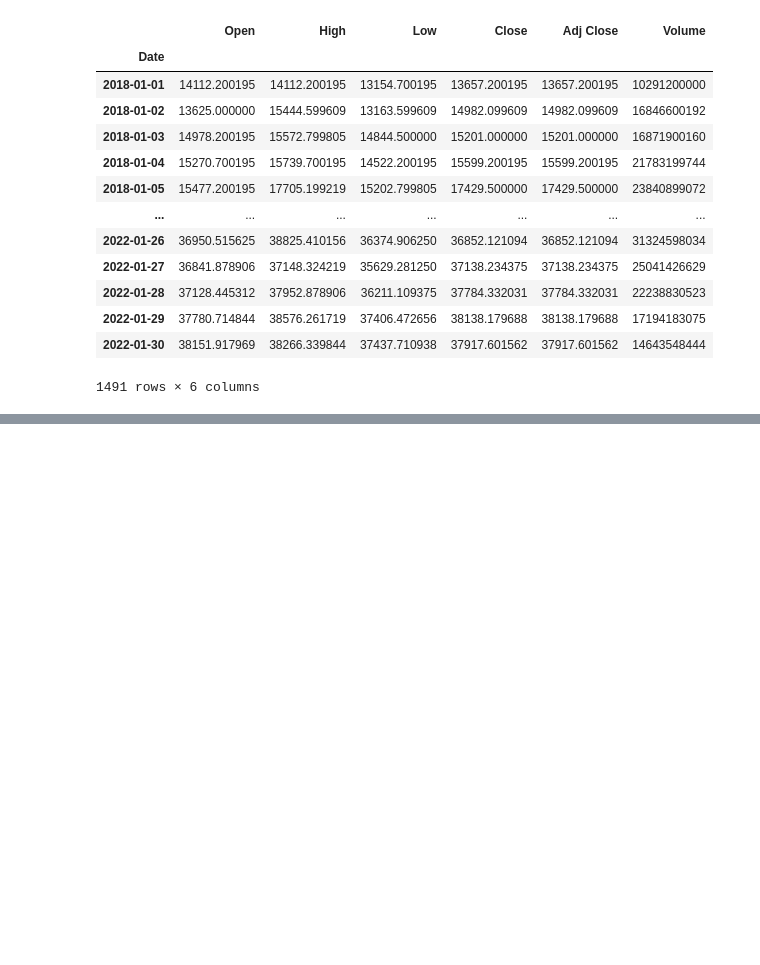
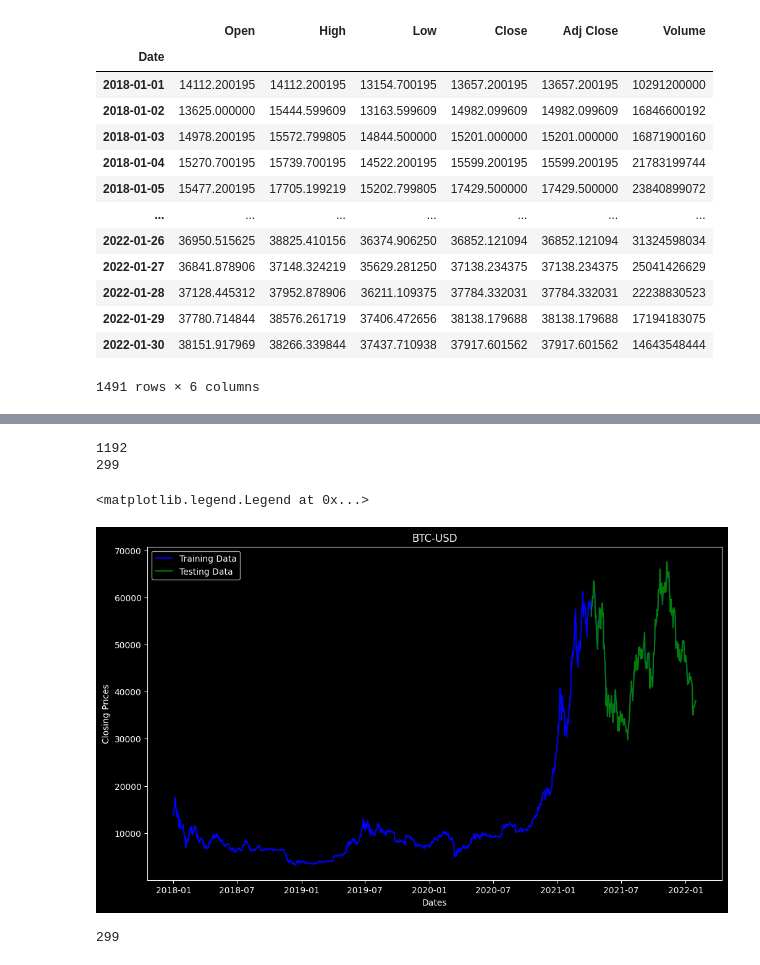
Before and after one commit to sksarvesh007/bitcoin-ARIMA-model, a Jupyter notebook: ARIMA.ipynb, the cells around one changed output, grey strips where cells are left out. Cells and saved outputs as stored; diff of their text form; code cells hidden in the pictures; blank space fills up the shorter version.

```diff
--- a/ARIMA.ipynb
+++ b/ARIMA.ipynb
@@ -36,0 +45,26 @@ plt.plot(df['Close'])
+# %%
+to_row=int(0.8*len(df))
+train=list(df[:to_row]['Adj Close'])
+test=list(df[to_row:]['Adj Close'])
+print(len(train))
+print(len(test))
+# %% [output]
+1192
+299
+# %%
+plt.figure(figsize=(12,7))
+plt.title('BTC-USD')
+plt.xlabel('Dates')
+plt.ylabel('Closing Prices')
+plt.plot(df['Adj Close'] , 'blue' , label='Training Data')
+plt.plot(df[to_row:]['Adj Close'] , 'green' , label='Testing Data')
+plt.legend()
+# %% [output]
+<matplotlib.legend.Legend at 0x...>
+[figure, added]
+# %%
+model_predictions=[]
+no_of_predictions=len(test)
+print(no_of_predictions)
+# %% [output]
+299
```
Also changed, not shown: parts of 8 cells of this notebook, 1 other file.
